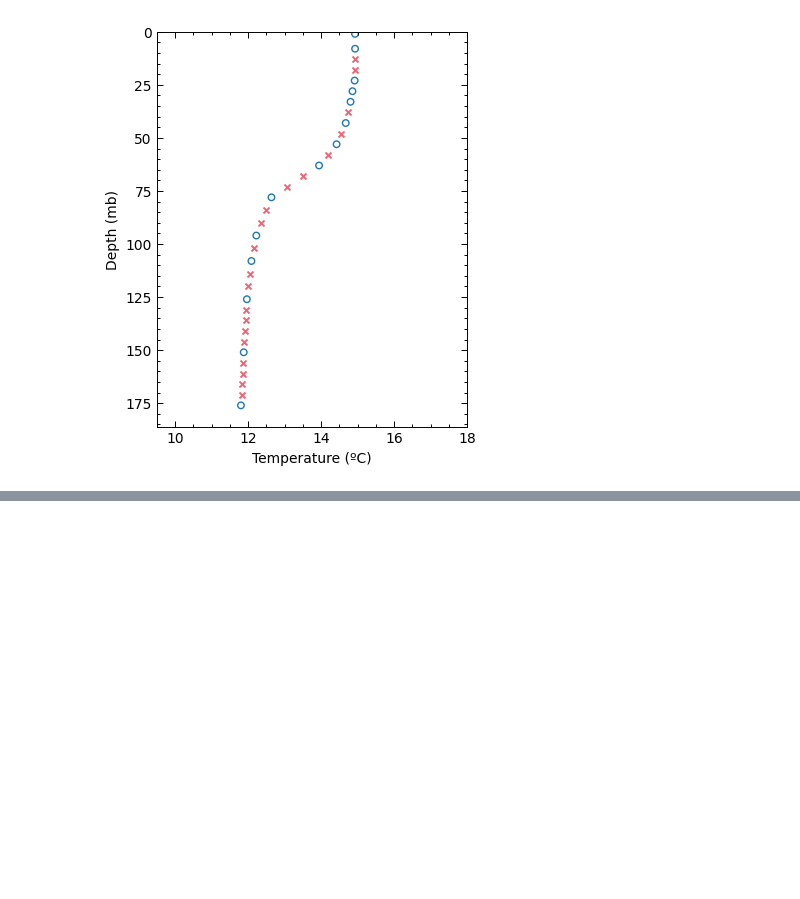
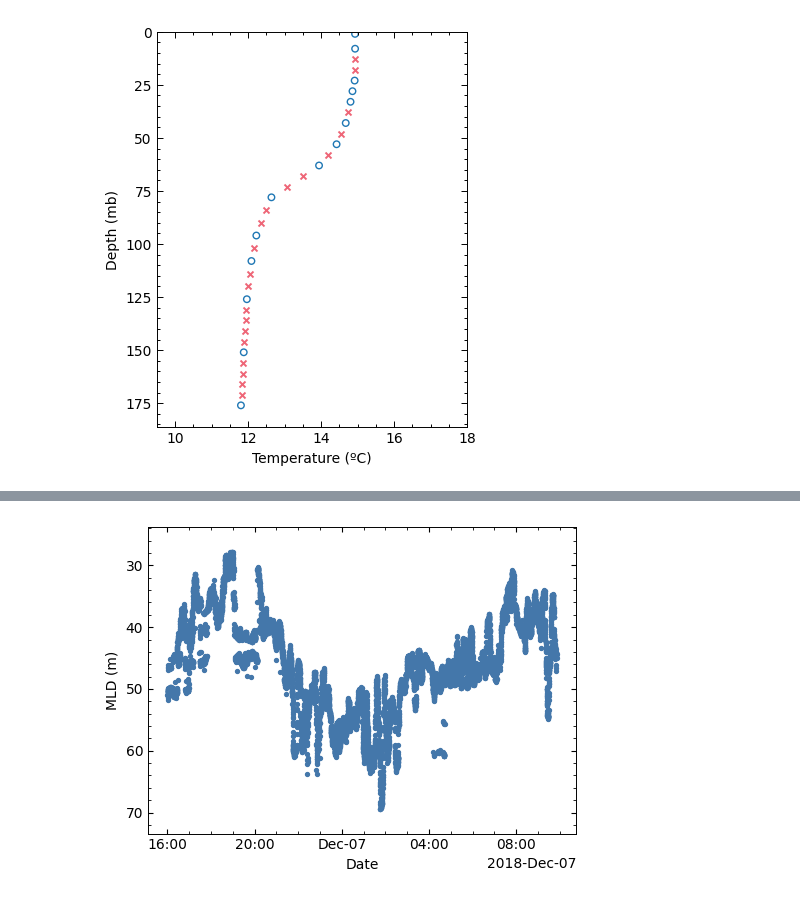
Before and after one commit to manufrn/TFG, a Jupyter notebook: notebooks/Compare_different_SHDRs.ipynb, the cells around one changed output, grey strips where cells are left out. Drawn from its saved outputs; the diff is of its cells as text; code cells hidden in the pictures; blank space fills up the shorter version.

```diff
--- a/notebooks/Compare_different_SHDRs.ipynb
+++ b/notebooks/Compare_different_SHDRs.ipynb
@@ -288,0 +318,4 @@ plot_interpolation(z, y, z_int_good, y_int_good)
+# %%
+plot_fit_variable(df_ci, 'D1')
+# %% [output]
+[figure, added]
```
Also changed, not shown: parts of 21 cells of this notebook, 16 other files.
